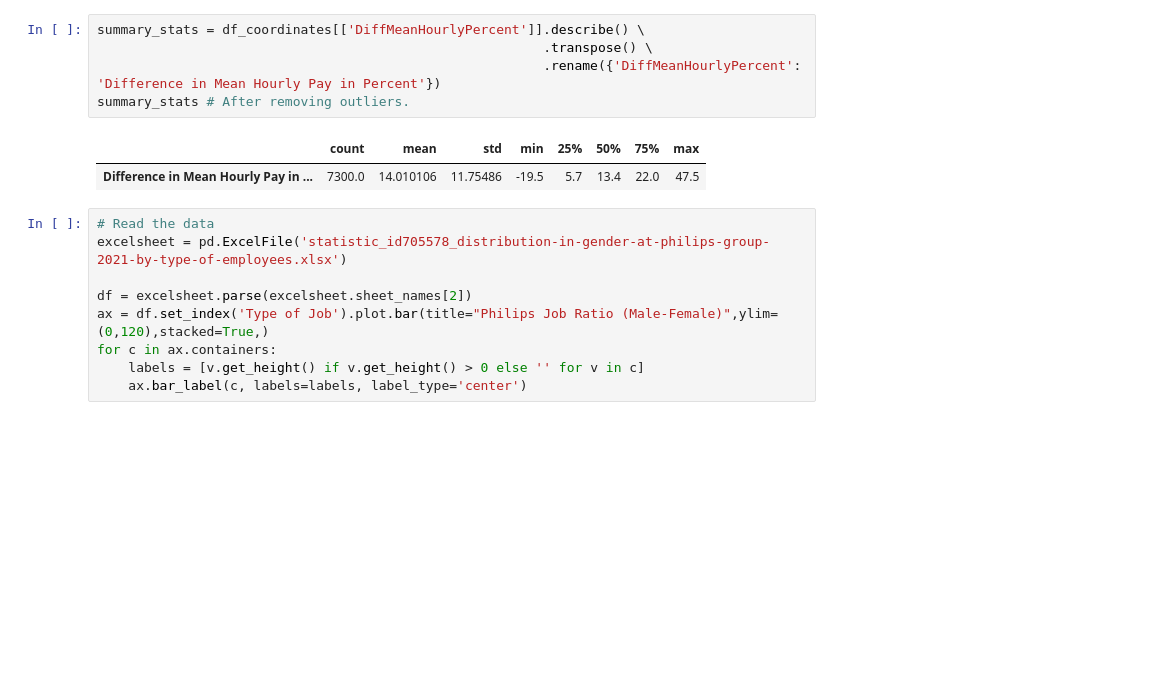
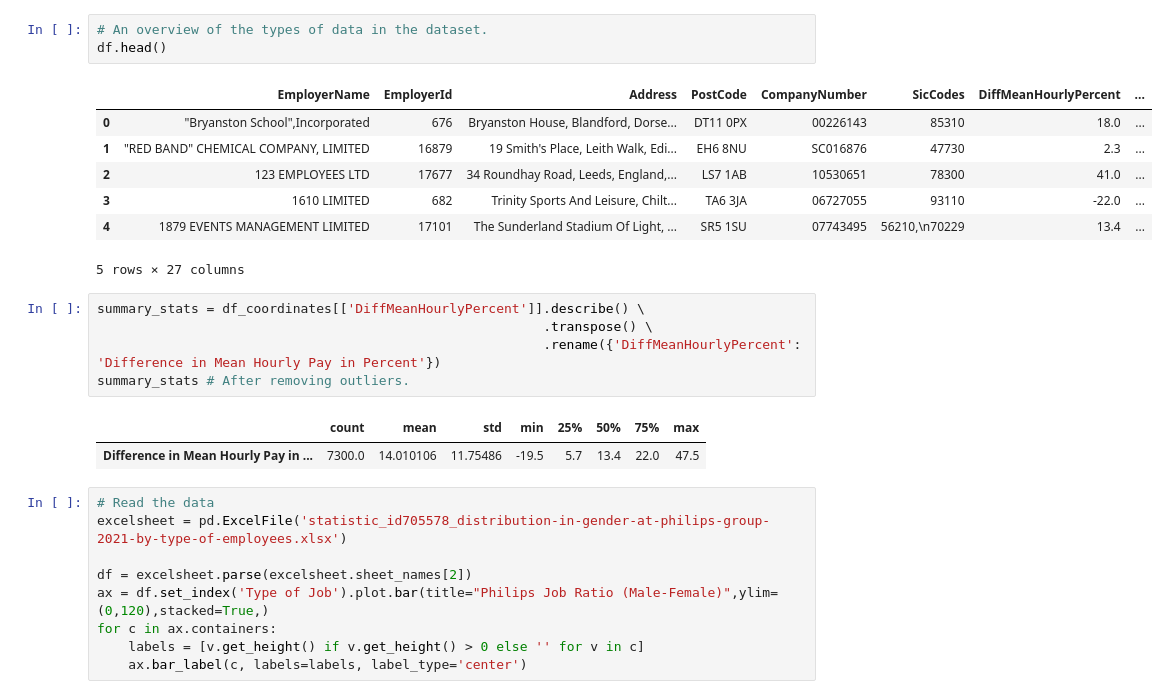
Before and after one commit to ddewi93/AdaHackaton2022, a Jupyter notebook: research.ipynb, the cells around one changed output. Saved outputs shown, nothing was run; the diff lists cells and outputs as text; blank space fills up the shorter version.

Commit message:
Add descriptions of the variables in the dataset

```diff
--- a/research.ipynb
+++ b/research.ipynb
@@ -57,3 +72,14 @@ plt.colorbar(sm,fraction=0.0415, pad=0.04)
+# %%
+# An overview of the types of data in the dataset.
+df.head()
+# %% [output]
+|  | EmployerName | EmployerId | Address | PostCode | CompanyNumber | SicCodes | DiffMeanHourlyPercent | ... |
+| 0 | "Bryanston School",Incorporated | 676 | Bryanston House, Blandford, Dorse... | DT11 0PX | 00226143 | 85310 | 18.0 | ... |
+| 1 | "RED BAND" CHEMICAL COMPANY, LIMITED | 16879 | 19 Smith's Place, Leith Walk, Edi... | EH6 8NU | SC016876 | 47730 | 2.3 | ... |
+| 2 | 123 EMPLOYEES LTD | 17677 | 34 Roundhay Road, Leeds, England,... | LS7 1AB | 10530651 | 78300 | 41.0 | ... |
+| 3 | 1610 LIMITED | 682 | Trinity Sports And Leisure, Chilt... | TA6 3JA | 06727055 | 93110 | -22.0 | ... |
+| 4 | 1879 EVENTS MANAGEMENT LIMITED | 17101 | The Sunderland Stadium Of Light, ... | SR5 1SU | 07743495 | 56210,\n70229 | 13.4 | ... |
+5 rows × 27 columns
 # %%
 summary_stats = df_coordinates[['DiffMeanHourlyPercent']].describe() \
                                                          .transpose() \
```
Also changed, not shown: parts of 2 cells of this notebook.
